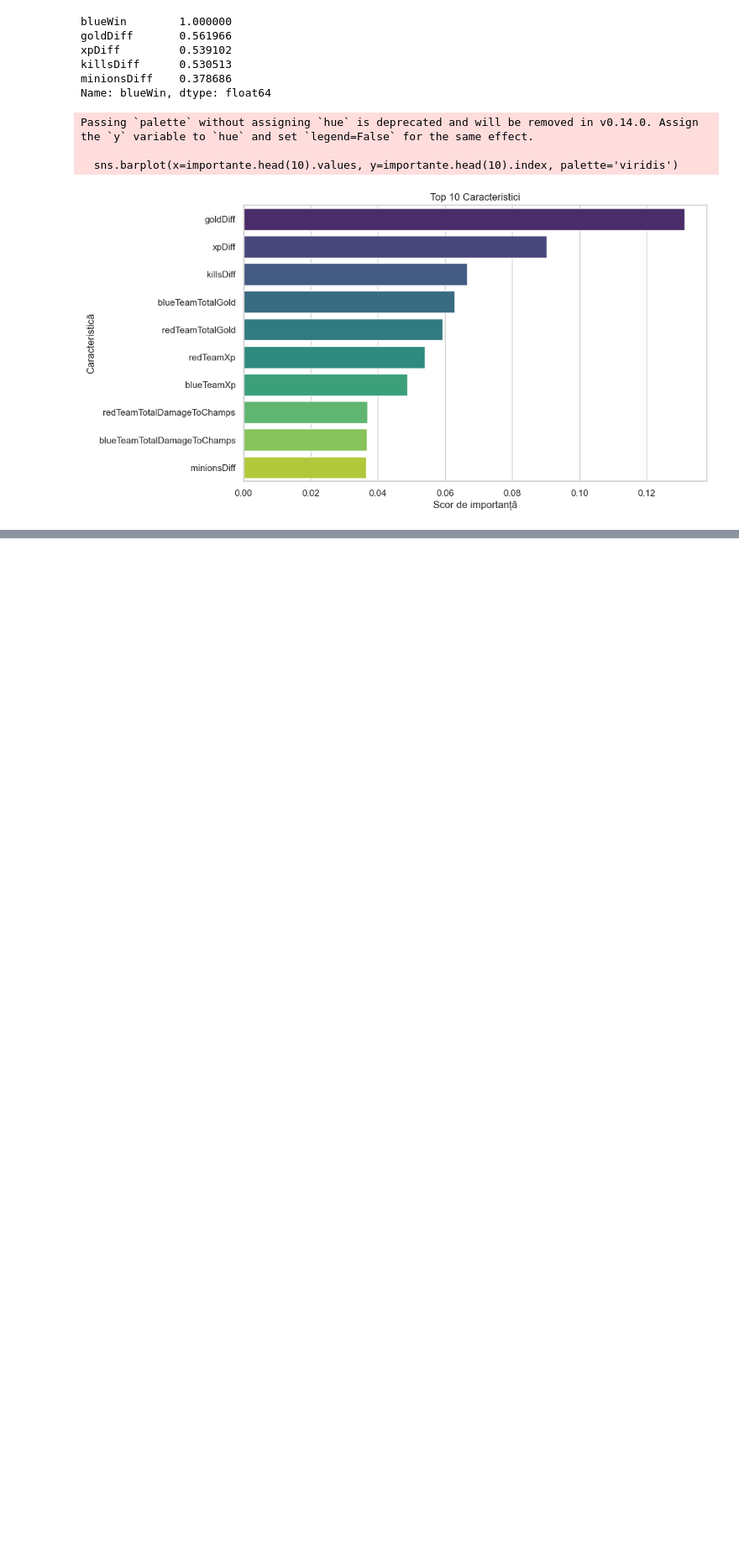
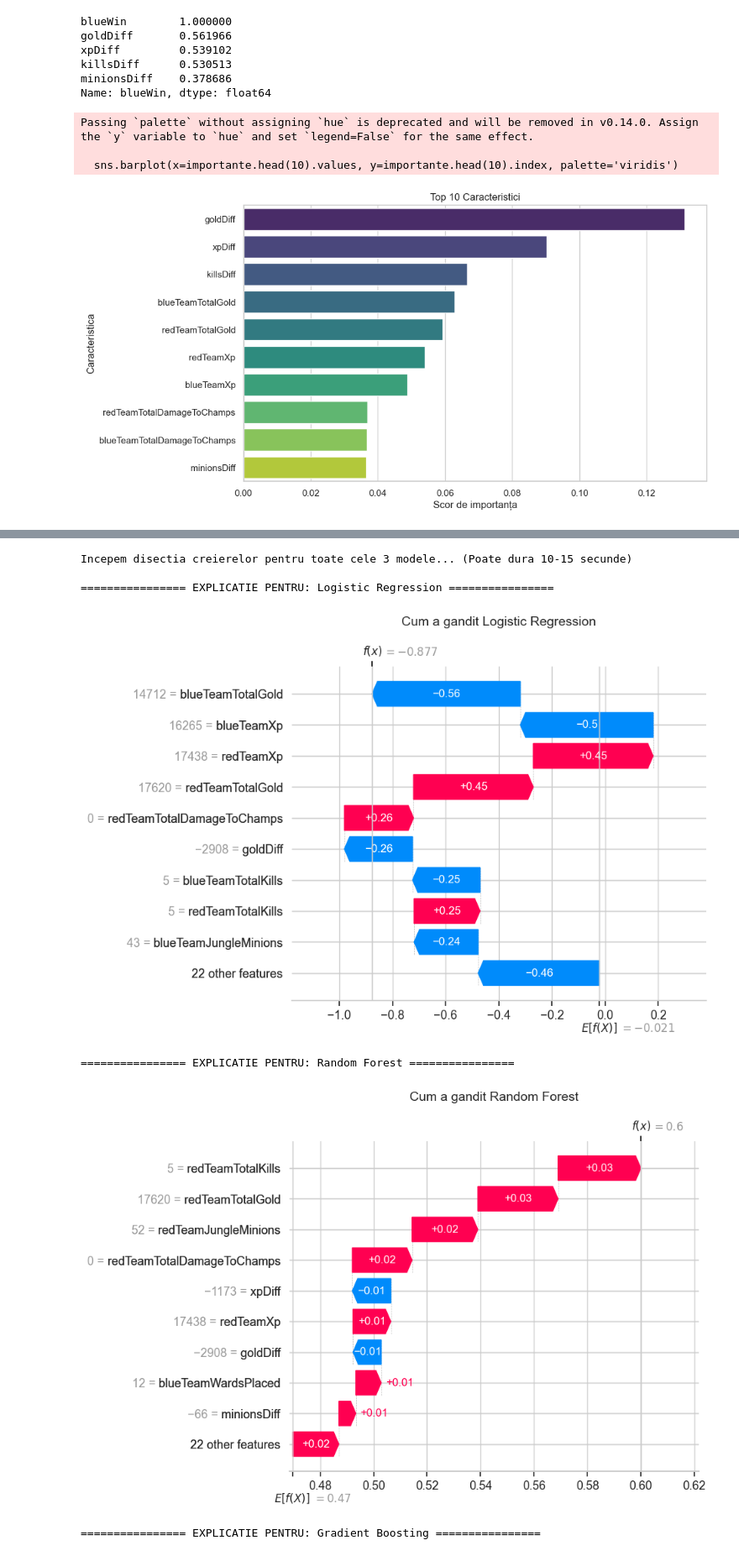
Before and after one commit to andimm09/Sisteme_Inteligente, a Jupyter notebook: main.ipynb, the cells around one changed output, grey strips where cells are left out. Shown at 84% size. Drawn from its saved outputs; the diff is of its cells as text; code cells hidden in the pictures; blank space fills up the shorter version.

```diff
--- a/main.ipynb
+++ b/main.ipynb
@@ -300,0 +375,38 @@ Rezultate Finale Dupa Optimizare
+# %%
+import shap
+import matplotlib.pyplot as plt
+
+import warnings
+warnings.filterwarnings('ignore')
+
+print("Incepem disectia creierelor pentru toate cele 3 modele... (Poate dura 10-15 secunde)\n")
+
+
+for nume_model, model_antrenat in modele.items():
+    print(f"================ EXPLICATIE PENTRU: {nume_model} ================")
+
+    explainer = shap.Explainer(model_antrenat, X_train)
+
+    shap_values = explainer(meci)
+
+    plt.figure(figsize=(10, 5))
+
+    try:
+        if len(shap_values.shape) == 3:
+            shap.plots.waterfall(shap_values[0, :, 1], show=False)
+        else:
+            shap.plots.waterfall(shap_values[0], show=False)
+
+        plt.title(f"Cum a gandit {nume_model}", fontsize=14, pad=20)
+        plt.show()
+    except Exception as e:
+        print(f"Nu am putut genera graficul pentru {nume_model}. Eroare interna SHAP: {e}")
+    print("\n")
+# %% [output]
+Incepem disectia creierelor pentru toate cele 3 modele... (Poate dura 10-15 secunde)
+
+================ EXPLICATIE PENTRU: Logistic Regression ================
+[figure, added]
+================ EXPLICATIE PENTRU: Random Forest ================
+[figure, added]
+================ EXPLICATIE PENTRU: Gradient Boosting ================
```
Also changed, not shown: parts of 5 cells of this notebook.
